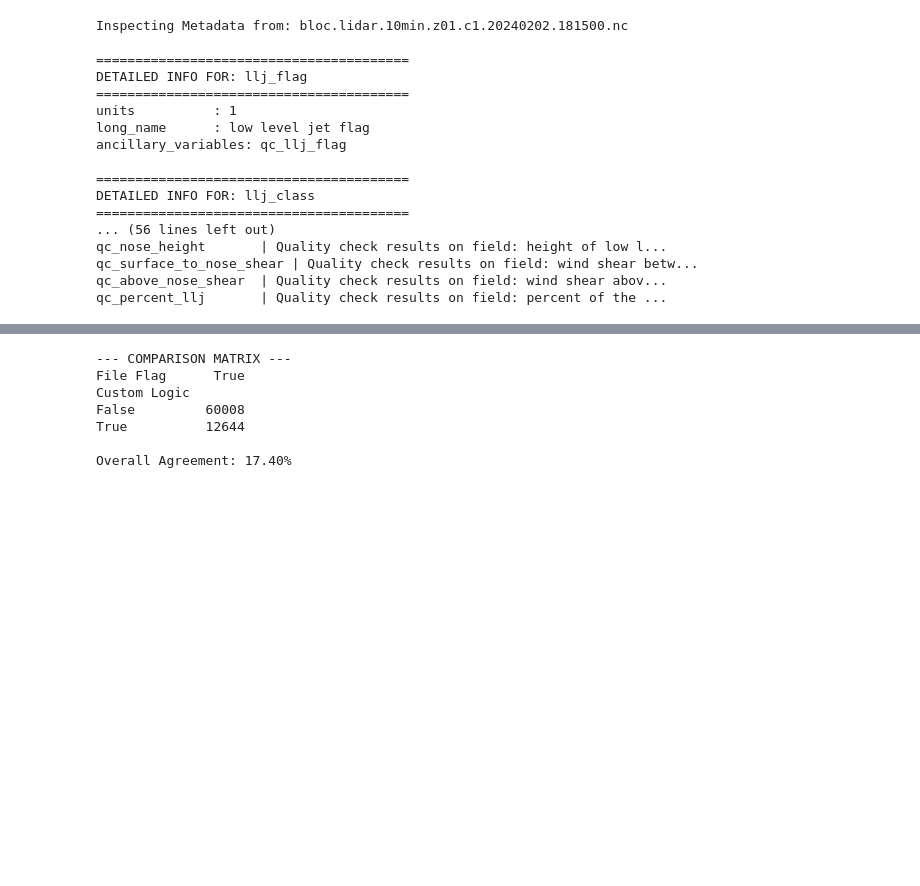
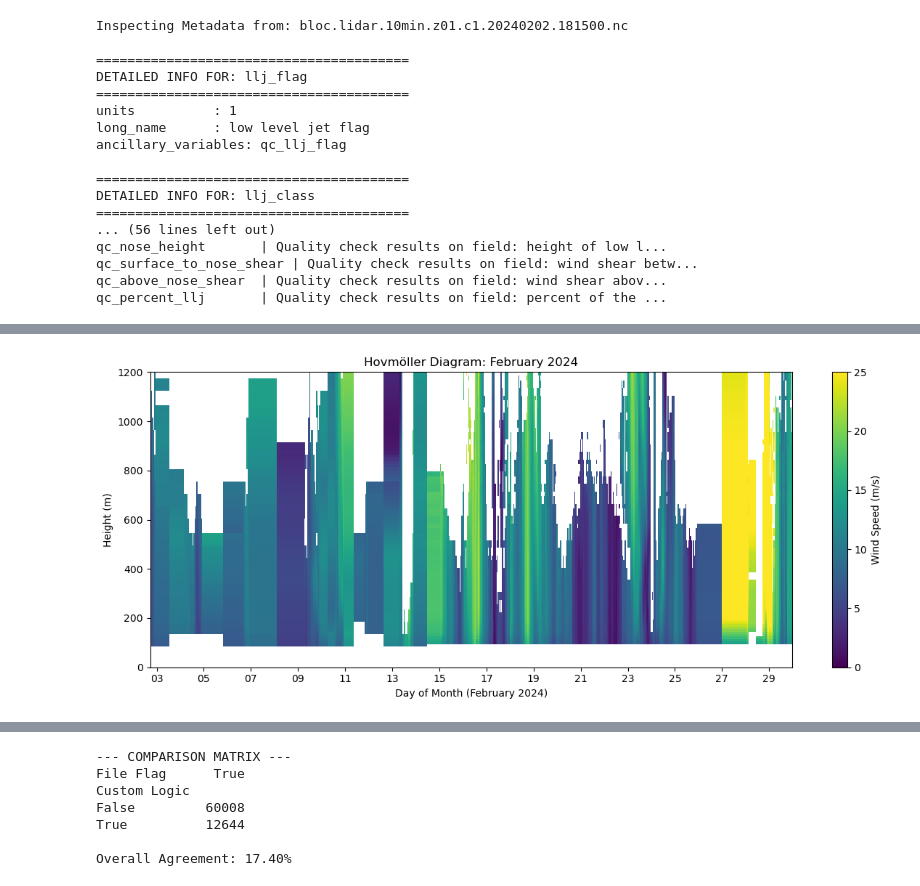
Before and after one commit to mirabelluo/AWAKEN-A1-A2_LiDAR, a Jupyter notebook: BLOC_LLJ.ipynb, the cells around one changed output, grey strips where cells are left out. Drawn from its saved outputs; the diff is of its cells as text; code cells hidden in the pictures; blank space fills up the shorter version.

Commit message:
updated plots

```diff
--- a/BLOC_LLJ.ipynb
+++ b/BLOC_LLJ.ipynb
@@ -352,0 +403,92 @@ Generating Plots from Extracted Data...
+# %%
+# --- 1. MONTHLY HOVMOLLER DIAGRAMS ---
+if not df_hovmoller.empty:
+    # Group by Year-Month
+    # We use a loop to create one figure per month
+    monthly_groups = df_hovmoller.groupby(pd.Grouper(freq='ME')) # 'ME' = Month End
+
+    print(f"Generating {len(monthly_groups)} Monthly Hovmöller Diagrams...")
+
+    for period, df_month in monthly_groups:
+        if df_month.empty: continue
+
+        # Create a fresh figure for each month
+        fig, ax = plt.subplots(figsize=(12, 5))
+
+        times_num = mdates.date2num(df_month.index)
+        heights = df_month.columns.astype(float)
+
+        # Use fixed vmin/vmax so colors are consistent across all months
+        mesh = ax.pcolormesh(times_num, heights, df_month.values.T,
+                             cmap='viridis', shading='auto', vmin=0, vmax=25)
+
+        cbar = plt.colorbar(mesh, label='Wind Speed (m/s)')
+
+        # Format Axis
+        ax.xaxis.set_major_locator(mdates.DayLocator(interval=2)) # Tick every 2 days
+        ax.xaxis.set_major_formatter(mdates.DateFormatter('%d'))
+        ax.set_xlabel(f"Day of Month ({period.strftime('%B %Y')})")
+
+        ax.set_ylim(0, 1200)
+        ax.set_ylabel("Height (m)")
+        ax.set_title(f"Hovmöller Diagram: {period.strftime('%B %Y')}")
+
+        plt.tight_layout()
+        plt.show()
+
+# --- PREPARE DATA FOR STATS ---
+# Filter for only valid jet events
+jets_only = df_jets[df_jets['is_LLJ_custom'] == True].copy()
+jets_only['Month'] = jets_only.index.to_period('M')
+jets_only['Hour'] = jets_only.index.hour
+
+# --- 2. MONTHLY JET FREQUENCY (Bar Chart) ---
+if not jets_only.empty:
+    plt.figure(figsize=(12, 6))
+
+    # Count jet occurrences per month
+    monthly_counts = jets_only.groupby('Month').size()
+
+    # Convert PeriodIndex to string for plotting
+    monthly_counts.index = monthly_counts.index.astype(str)
+
+    sns.barplot(x=monthly_counts.index, y=monthly_counts.values, color='teal')
+    plt.xticks(rotation=45)
+    plt.ylabel("Number of Jet Detection Events (10-min intervals)")
+    plt.title("Jet Frequency by Month (Seasonality Check)")
+    plt.grid(axis='y', alpha=0.3)
+    plt.show()
+
+# --- 3. MONTHLY NOSE HEIGHT DISTRIBUTION (Box Plot) ---
+if not jets_only.empty:
+    plt.figure(figsize=(12, 6))
+
+    # Sort data chronologically
+    jets_only = jets_only.sort_values('time')
+    jets_only['Month_Str'] = jets_only['Month'].astype(str)
+
+    sns.boxplot(data=jets_only, x='Month_Str', y='nose_height_custom', palette='coolwarm')
+
+    plt.axhline(MAX_NOSE_HEIGHT, color='r', linestyle='--', label='Cutoff (750m)')
+    plt.xticks(rotation=45)
+    plt.ylabel("Jet Nose Height (m)")
+    plt.title("Distribution of Jet Nose Heights by Month")
+    plt.legend()
+    plt.grid(axis='y', alpha=0.3)
+    plt.show()
+
+# --- 4. SEASONAL TIMING HEATMAP (Month vs Hour) ---
+# This answers: "Do jets happen earlier in winter vs summer?"
+if not jets_only.empty:
+    # Create a pivot table: Rows=Month, Cols=Hour, Values=Count
+    # We use .pivot_table with 'size' to count occurrences
+    heatmap_data = jets_only.groupby(['Month_Str', 'Hour']).size().unstack(fill_value=0)
+
+    plt.figure(figsize=(12, 8))
+    sns.heatmap(heatmap_data, cmap='magma_r', annot=False, cbar_kws={'label': 'Jet Frequency'})
+
+    plt.title("Jet Occurrence Heatmap: Month vs. Hour of Day")
+    plt.xlabel("Hour of Day (UTC)")
+    plt.ylabel("Month")
+    plt.show()
+# %% [output]
@@ -352,0 +496 @@ Generating Plots from Extracted Data...
+[figure, added]
```
Also changed, not shown: parts of 5 cells of this notebook.
